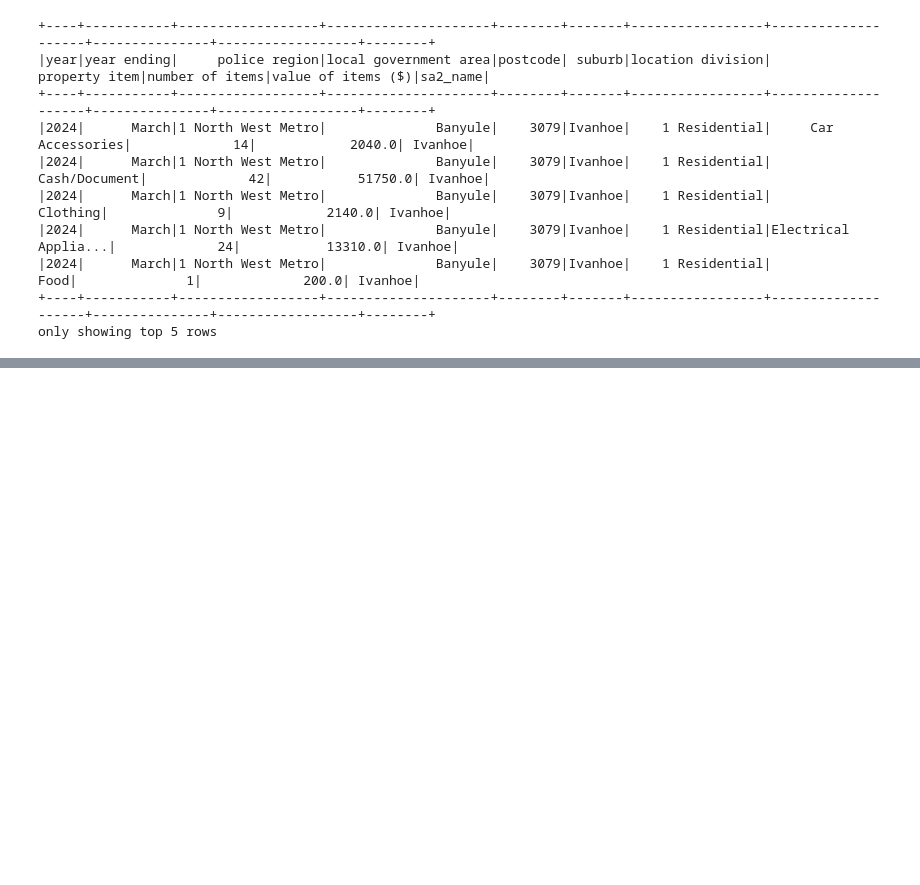
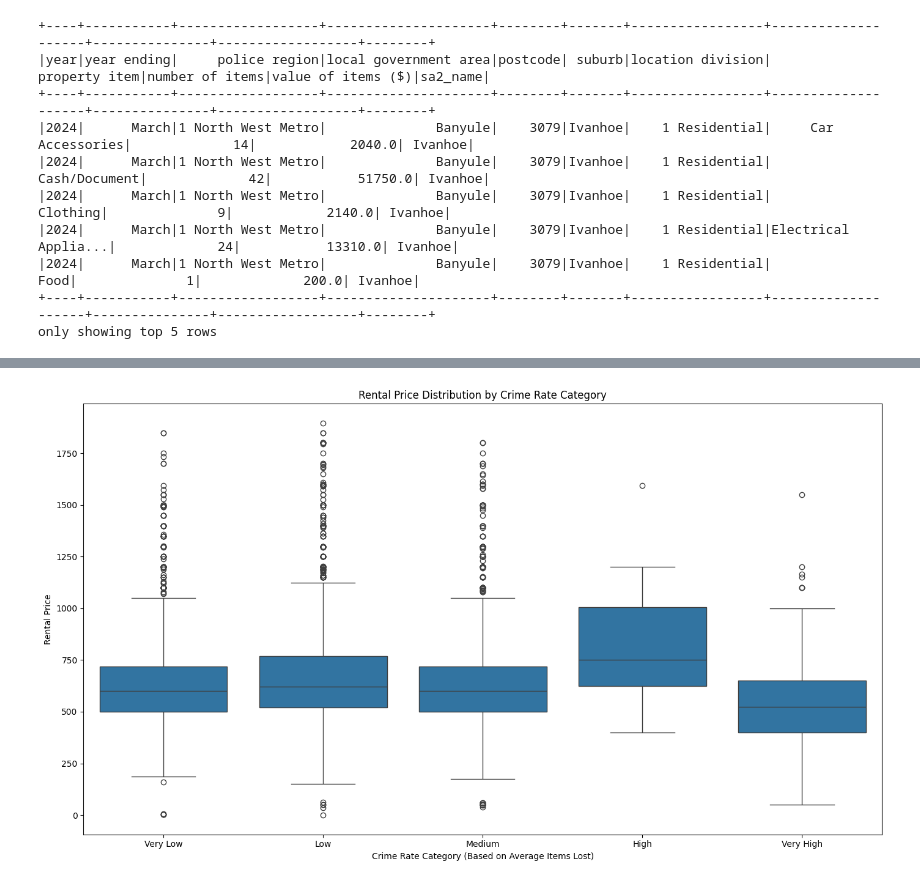
Before and after one commit to klilin711/Project-2, a Jupyter notebook: notebooks/2. Property Lost Further Analysis.ipynb, the cells around one changed output, grey strips where cells are left out. Saved outputs shown, nothing was run; the diff lists cells and outputs as text; code cells hidden in the pictures; blank space fills up the shorter version.

```diff
--- a/notebooks/2. Property Lost Further Analysis.ipynb
+++ b/notebooks/2. Property Lost Further Analysis.ipynb
@@ -53,0 +252,12 @@ domain.limit(5)
+# %%
+# Box plot by crime category
+pd_data['items_lost_category'] = pd.cut(pd_data['avg_items_lost'], bins=5, labels=['Very Low', 'Low', 'Medium', 'High', 'Very High'])
+plt.figure(figsize=(14, 8))
+sns.boxplot(x='items_lost_category', y='extracted_price', data=pd_data)
+plt.title('Rental Price Distribution by Crime Rate Category')
+plt.xlabel('Crime Rate Category (Based on Average Items Lost)')
+plt.ylabel('Rental Price')
+plt.tight_layout()
+plt.show()
+# %% [output]
+[figure, added]
```
Also changed, not shown: parts of 23 cells of this notebook, 8 other files.
